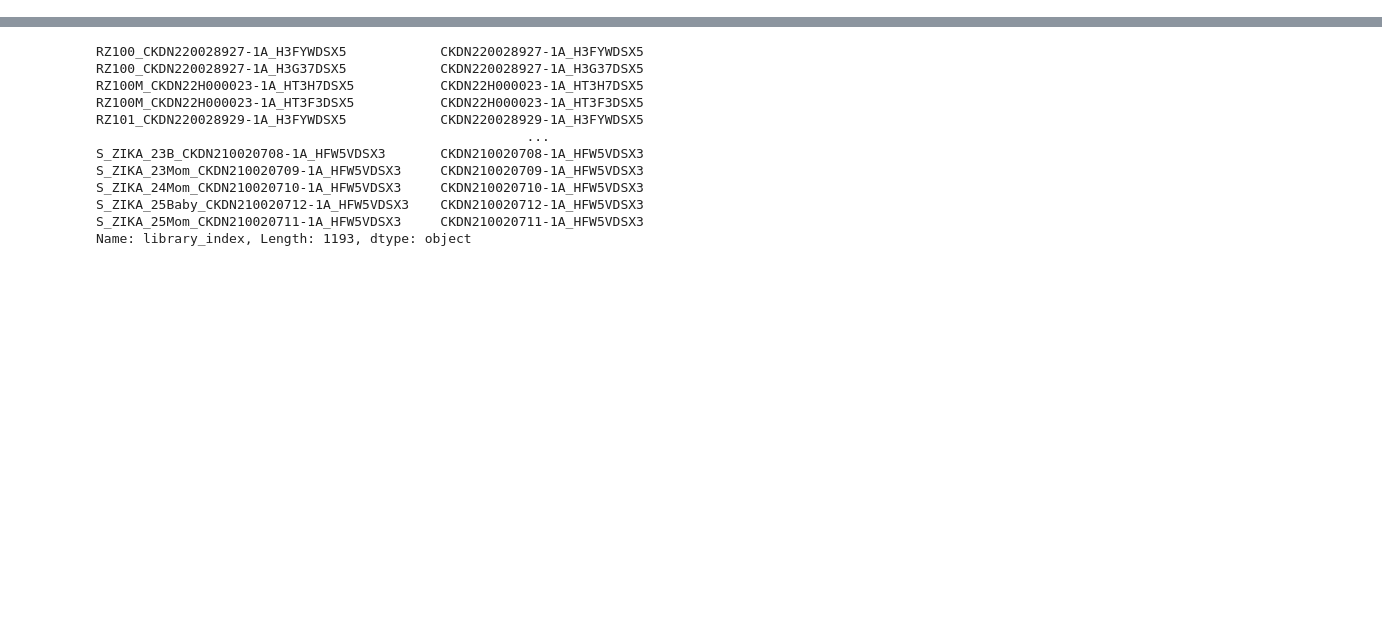
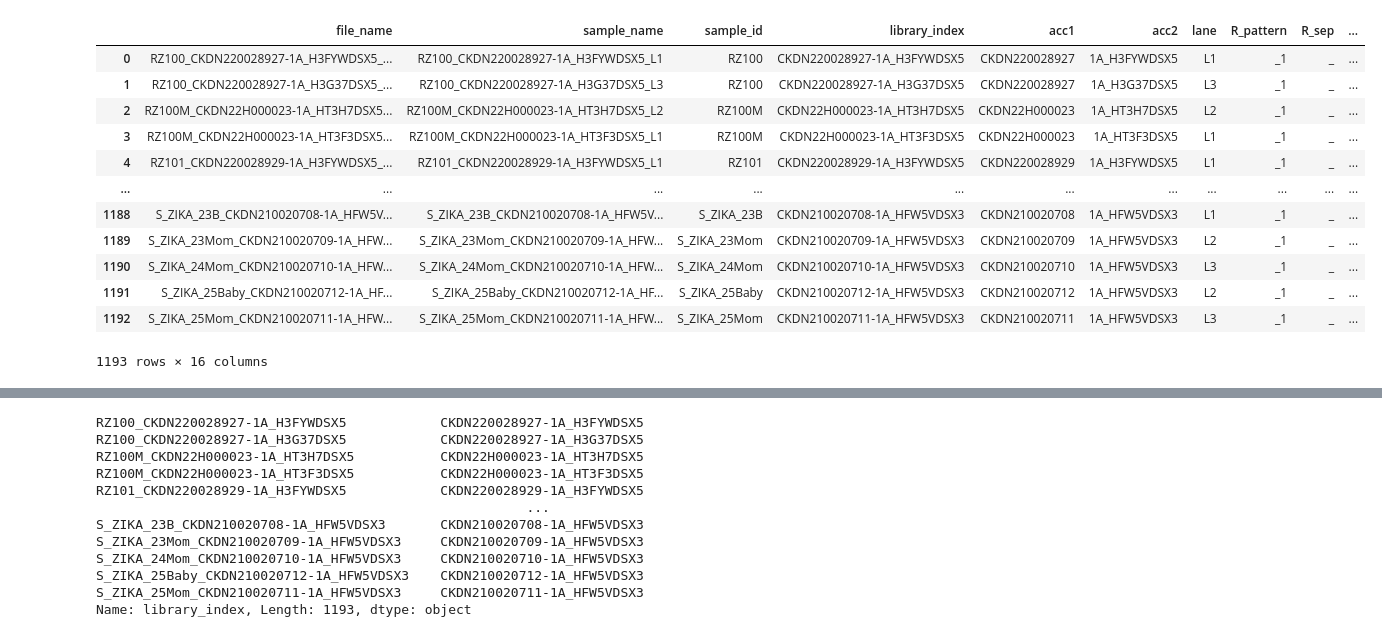
Before and after one commit to AbdelrahmanYahia/wes_gatk, a Jupyter notebook: dev/samp_recognition_dev.ipynb, the cells around one changed output, grey strips where cells are left out. Drawn from its saved outputs; the diff is of its cells as text; code cells hidden in the pictures; blank space fills up the shorter version.

```diff
--- a/dev/samp_recognition_dev.ipynb
+++ b/dev/samp_recognition_dev.ipynb
@@ -288 +311,17 @@ samples = parse_samples("empty_sample_names")
+# %%
+SampleTable
+# %% [output]
+|  | file_name | sample_name | sample_id | library_index | acc1 | acc2 | lane | R_pattern | R_sep | ... |
+| 0 | RZ100_CKDN220028927-1A_H3FYWDSX5_... | RZ100_CKDN220028927-1A_H3FYWDSX5_L1 | RZ100 | CKDN220028927-1A_H3FYWDSX5 | CKDN220028927 | 1A_H3FYWDSX5 | L1 | _1 | _ | ... |
+| 1 | RZ100_CKDN220028927-1A_H3G37DSX5_... | RZ100_CKDN220028927-1A_H3G37DSX5_L3 | RZ100 | CKDN220028927-1A_H3G37DSX5 | CKDN220028927 | 1A_H3G37DSX5 | L3 | _1 | _ | ... |
+| 2 | RZ100M_CKDN22H000023-1A_HT3H7DSX5... | RZ100M_CKDN22H000023-1A_HT3H7DSX5_L2 | RZ100M | CKDN22H000023-1A_HT3H7DSX5 | CKDN22H000023 | 1A_HT3H7DSX5 | L2 | _1 | _ | ... |
+| 3 | RZ100M_CKDN22H000023-1A_HT3F3DSX5... | RZ100M_CKDN22H000023-1A_HT3F3DSX5_L1 | RZ100M | CKDN22H000023-1A_HT3F3DSX5 | CKDN22H000023 | 1A_HT3F3DSX5 | L1 | _1 | _ | ... |
+| 4 | RZ101_CKDN220028929-1A_H3FYWDSX5_... | RZ101_CKDN220028929-1A_H3FYWDSX5_L1 | RZ101 | CKDN220028929-1A_H3FYWDSX5 | CKDN220028929 | 1A_H3FYWDSX5 | L1 | _1 | _ | ... |
+| ... | ... | ... | ... | ... | ... | ... | ... | ... | ... | ... |
+| 1188 | S_ZIKA_23B_CKDN210020708-1A_HFW5V... | S_ZIKA_23B_CKDN210020708-1A_HFW5V... | S_ZIKA_23B | CKDN210020708-1A_HFW5VDSX3 | CKDN210020708 | 1A_HFW5VDSX3 | L1 | _1 | _ | ... |
+| 1189 | S_ZIKA_23Mom_CKDN210020709-1A_HFW... | S_ZIKA_23Mom_CKDN210020709-1A_HFW... | S_ZIKA_23Mom | CKDN210020709-1A_HFW5VDSX3 | CKDN210020709 | 1A_HFW5VDSX3 | L2 | _1 | _ | ... |
+| 1190 | S_ZIKA_24Mom_CKDN210020710-1A_HFW... | S_ZIKA_24Mom_CKDN210020710-1A_HFW... | S_ZIKA_24Mom | CKDN210020710-1A_HFW5VDSX3 | CKDN210020710 | 1A_HFW5VDSX3 | L3 | _1 | _ | ... |
+| 1191 | S_ZIKA_25Baby_CKDN210020712-1A_HF... | S_ZIKA_25Baby_CKDN210020712-1A_HF... | S_ZIKA_25Baby | CKDN210020712-1A_HFW5VDSX3 | CKDN210020712 | 1A_HFW5VDSX3 | L2 | _1 | _ | ... |
+| 1192 | S_ZIKA_25Mom_CKDN210020711-1A_HFW... | S_ZIKA_25Mom_CKDN210020711-1A_HFW... | S_ZIKA_25Mom | CKDN210020711-1A_HFW5VDSX3 | CKDN210020711 | 1A_HFW5VDSX3 | L3 | _1 | _ | ... |
+1193 rows × 16 columns
 # %%
```
Also changed, not shown: parts of 13 cells of this notebook, 2 other files.
